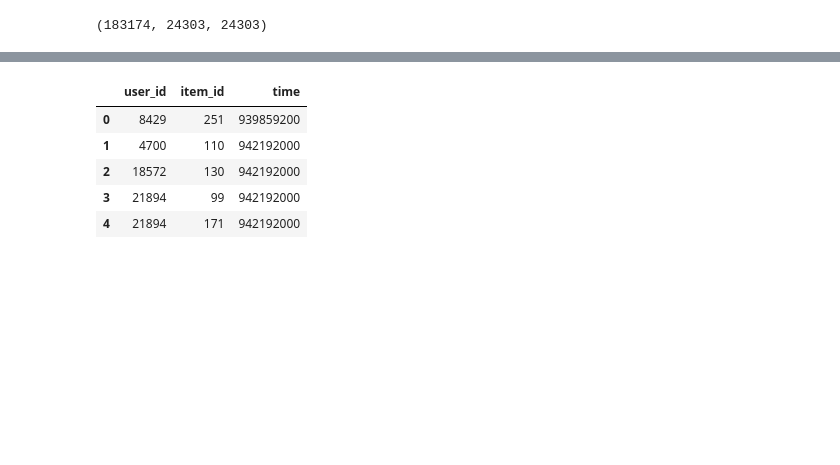
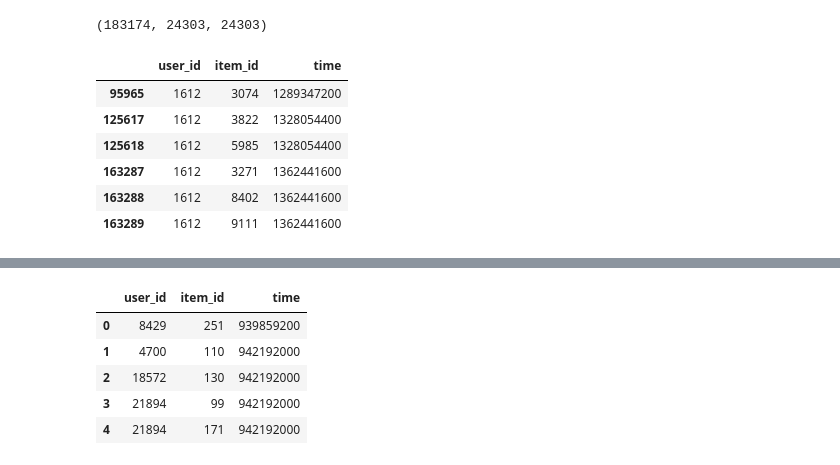
Before and after one commit to tuandung2812/Group-3---Seq_Rec, a Jupyter notebook: data/Amazon.ipynb, the cells around one changed output, grey strips where cells are left out. Drawn from its saved outputs; the diff is of its cells as text; code cells hidden in the pictures; blank space fills up the shorter version.

```diff
--- a/data/Amazon.ipynb
+++ b/data/Amazon.ipynb
@@ -187,3 +197,13 @@ train_df = pd.concat([leave_df, data_df]).sort_index()
 len(train_df), len(dev_df), len(test_df)
 # %% [output]
 (183174, 24303, 24303)
+# %%
+out_df[out_df['user_id'] == 1612]
+# %% [output]
+|  | user_id | item_id | time |
+| 95965 | 1612 | 3074 | 1289347200 |
+| 125617 | 1612 | 3822 | 1328054400 |
+| 125618 | 1612 | 5985 | 1328054400 |
+| 163287 | 1612 | 3271 | 1362441600 |
+| 163288 | 1612 | 8402 | 1362441600 |
+| 163289 | 1612 | 9111 | 1362441600 |
```
Also changed, not shown: parts of 8 cells of this notebook, 6 other files.
